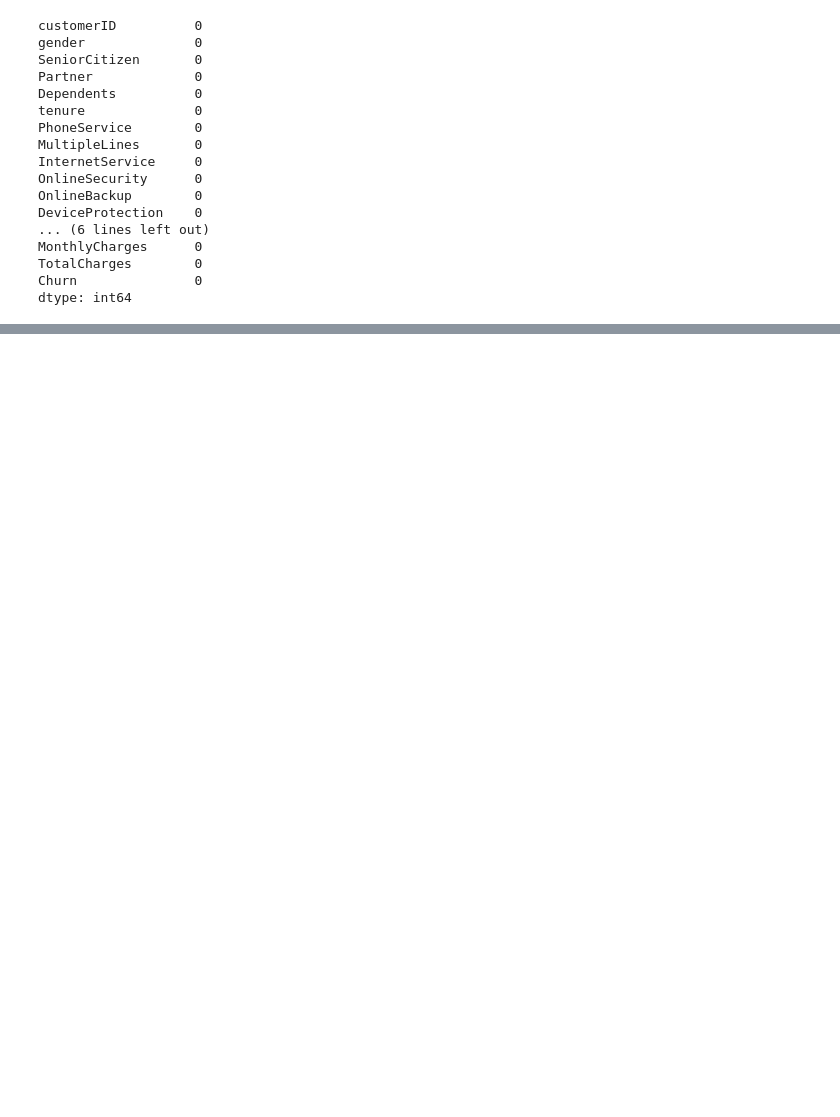
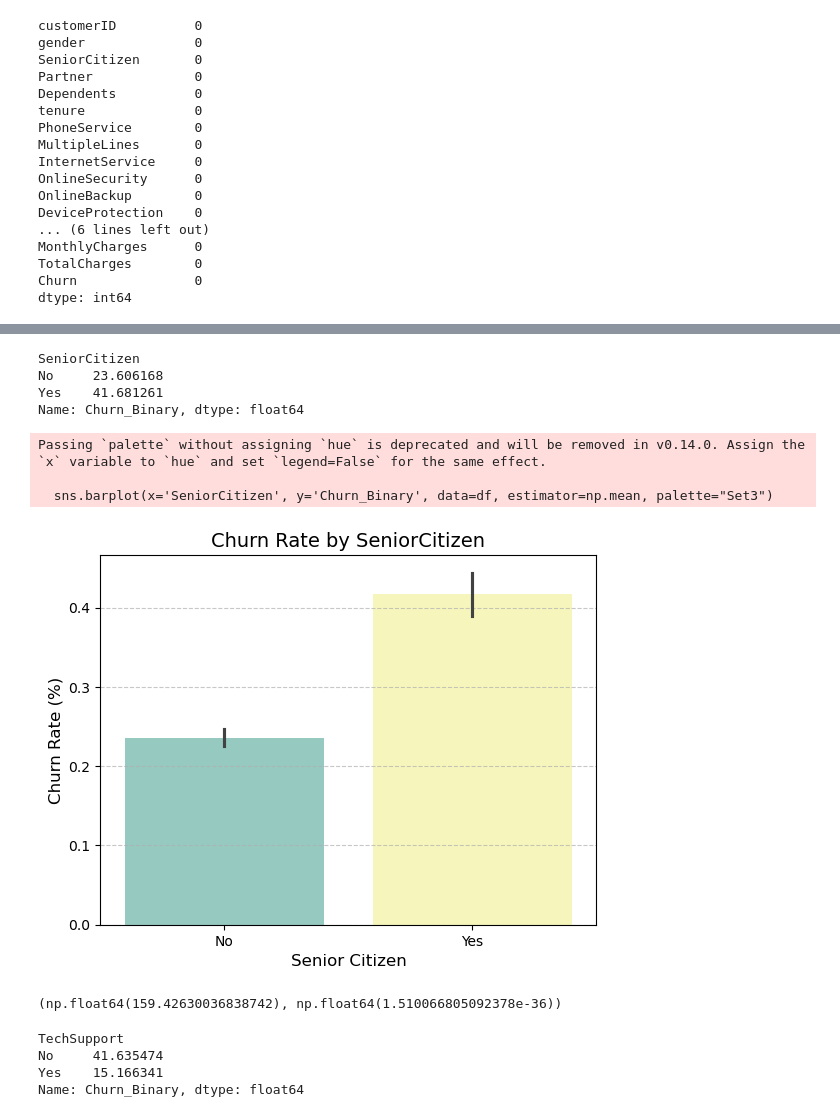
Before and after one commit to NCa307/Week5_project_prep, a Jupyter notebook: week5_project.ipynb, the cells around one changed output, grey strips where cells are left out. Drawn from its saved outputs; the diff is of its cells as text; code cells hidden in the pictures; blank space fills up the shorter version.

```diff
--- a/week5_project.ipynb
+++ b/week5_project.ipynb
@@ -113,0 +252,25 @@ dtype: int64
+# %%
+senior_churn = df.groupby('SeniorCitizen')['Churn_Binary'].mean() * 100
+print(senior_churn)
+# %% [output]
+SeniorCitizen
+No     23.606168
+Yes    41.681261
+Name: Churn_Binary, dtype: float64
+# %%
+sns.barplot(x='SeniorCitizen', y='Churn_Binary', data=df, estimator=np.mean, palette="Set3")
+plt.title('Churn Rate by SeniorCitizen', fontsize=14)
+plt.xlabel('Senior Citizen', fontsize=12)
+plt.ylabel('Churn Rate (%)', fontsize=12)# Shows % churn
+plt.grid(axis='y', linestyle='--', alpha=0.7)
+plt.show();
+# %% [output]
+Passing `palette` without assigning `hue` is deprecated and will be removed in v0.14.0. Assign the `x` variable to `hue` and set `legend=False` for the same effect.
+
+  sns.barplot(x='SeniorCitizen', y='Churn_Binary', data=df, estimator=np.mean, palette="Set3")
+[figure, added]
+# %%
+from scipy.stats import chi2_contingency
+contingency_table = pd.crosstab(df['SeniorCitizen'], df['Churn_Binary'])
+# %% [output]
+(np.float64(159.42630036838742), np.float64(1.510066805092378e-36))
@@ -113,0 +285,8 @@ dtype: int64
+# %%
+tech_support_churn = df_internet.groupby('TechSupport')['Churn_Binary'].mean() * 100
+print(tech_support_churn)
+# %% [output]
+TechSupport
+No     41.635474
+Yes    15.166341
+Name: Churn_Binary, dtype: float64
```
Also changed, not shown: parts of 36 cells of this notebook.
